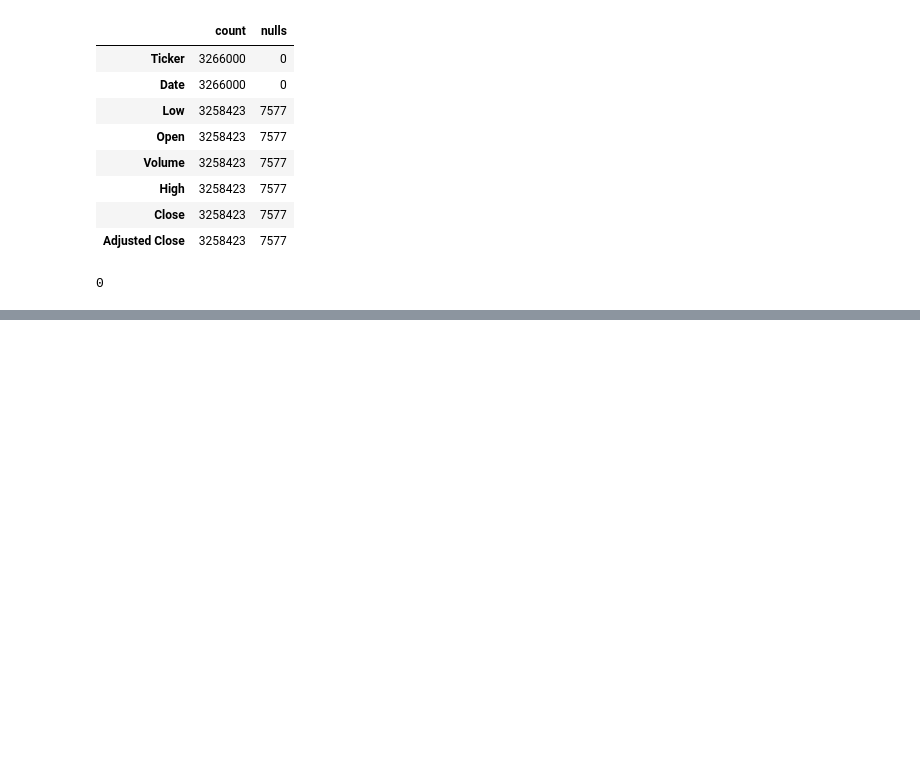
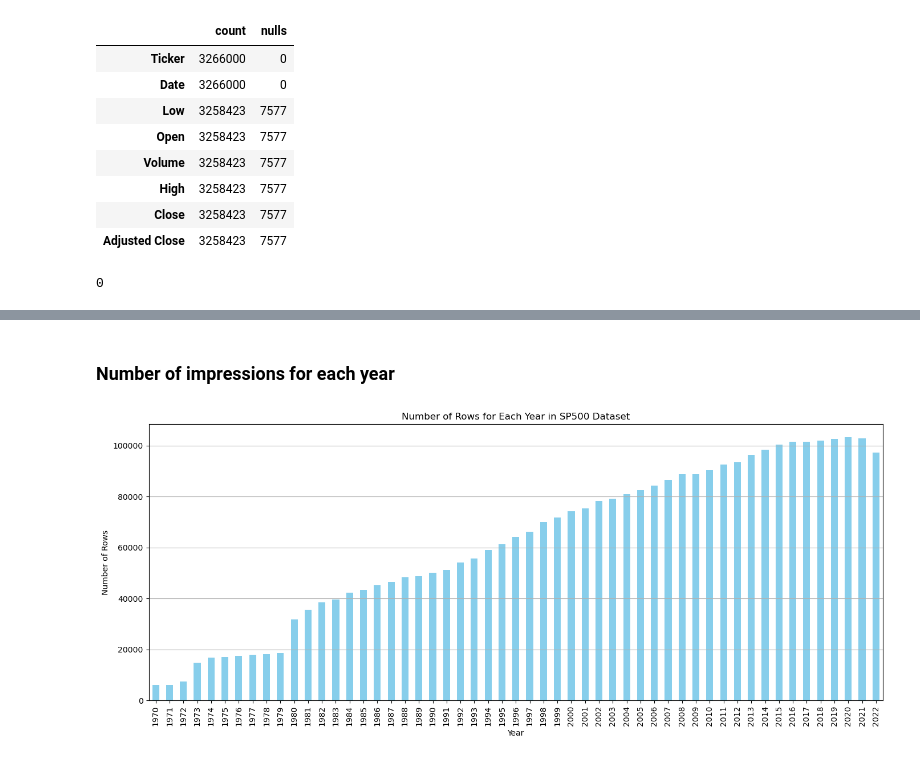
Before and after one commit to nicola-cecere/Stock_Market_TS_Prediction, a Jupyter notebook: dataAnalysis.ipynb, the cells around one changed output, grey strips where cells are left out. Drawn from its saved outputs; the diff is of its cells as text; code cells hidden in the pictures; blank space fills up the shorter version.

```diff
--- a/dataAnalysis.ipynb
+++ b/dataAnalysis.ipynb
@@ -97,0 +172,30 @@ ZTS          0     0    0     0       0     0      0               0
+# %% [markdown]
+### Number of impressions for each year
+# %%
+import pandas as pd
+import matplotlib.pyplot as plt
+
+
+# Reload the SP500 dataset
+df = pd.read_csv('data/sp500/SP500.csv')
+
+# Convert 'Date' column to datetime format
+df['Date'] = pd.to_datetime(df['Date'])
+
+# Extract the year from the 'Date' column
+df['Year'] = df['Date'].dt.year
+
+# Count the number of rows for each year
+rows_per_year = df.groupby('Year').size()
+
+# Plotting
+plt.figure(figsize=(14, 6))
+rows_per_year.plot(kind='bar', color='skyblue')
+plt.title('Number of Rows for Each Year in SP500 Dataset')
+plt.xlabel('Year')
+plt.ylabel('Number of Rows')
+plt.grid(axis='y')
+plt.tight_layout()
+plt.show()
+# %% [output]
+[figure, added]
```
Also changed, not shown: parts of 14 cells of this notebook, 2 other files.
